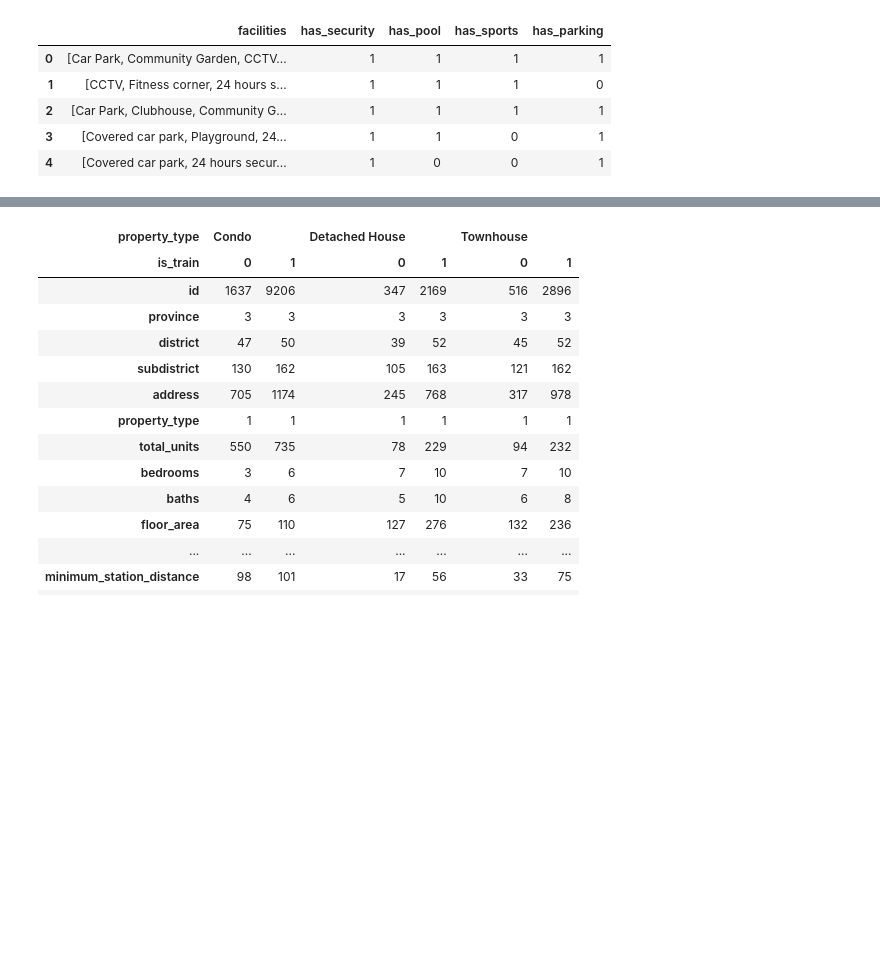
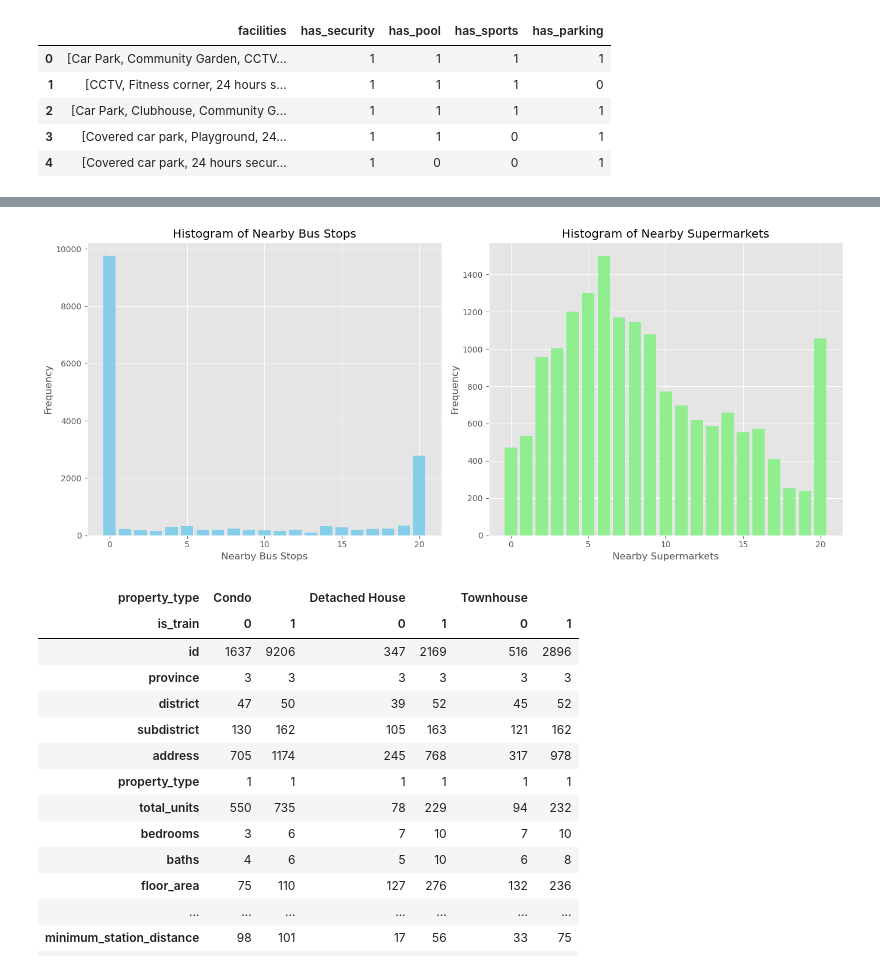
Before and after one commit to auttwitter/DSI-04, a Jupyter notebook: project_2/code/01_Clean_V2.ipynb, the cells around one changed output, grey strips where cells are left out. Cells and saved outputs as stored; diff of their text form; code cells hidden in the pictures; blank space fills up the shorter version.

```diff
--- a/project_2/code/01_Clean_V2.ipynb
+++ b/project_2/code/01_Clean_V2.ipynb
@@ -233,0 +228,2 @@ Name: count, dtype: int64
+# %%
+df.drop(columns = ['nearby_station_distance', 'facilities'], inplace = True, errors = 'ignore')
@@ -233,0 +273,4 @@ Name: count, dtype: int64
+# %%
+# Drop columns subdistrict, address, latitude, and longitude due to high number of unique values
+
+df.drop(columns = ['subdistrict', 'address', 'latitude', 'longitude'], inplace = True, errors = 'ignore')
@@ -233,0 +300,4 @@ Name: count, dtype: int64
+# %%
+# Drop columns total_units, and month_built due to high number of NaN
+
+df.drop(columns = ['total_units', 'month_built'], inplace = True, errors = 'ignore')
@@ -233,0 +381,4 @@ Name: count, dtype: int64
+# %%
+# Fill NaN with 0
+df['nearby_bus_stops'] = df['nearby_bus_stops'].fillna(0)
+df['nearby_supermarkets'] = df['nearby_supermarkets'].fillna(0)
@@ -234,3 +450,30 @@ Name: count, dtype: int64
+# %%
+# Check distributions
+
+fig, axes = plt.subplots(nrows=1, ncols=2, figsize=(14, 6))
+
+# Histogram for nearby_bus_stops
+axes[0].bar(df['nearby_bus_stops'].value_counts().index,
+            df['nearby_bus_stops'].value_counts().values,
+            color='skyblue')
+axes[0].set_title('Histogram of Nearby Bus Stops')
+axes[0].set_xlabel('Nearby Bus Stops')
+axes[0].set_ylabel('Frequency')
+axes[0].tick_params(axis ='x', rotation = 0)
+
+# Histogram for nearby_supermarkets
+axes[1].bar(df['nearby_supermarkets'].value_counts().index,
+            df['nearby_supermarkets'].value_counts().values,
+            color='lightgreen')
+axes[1].set_title('Histogram of Nearby Supermarkets')
+axes[1].set_xlabel('Nearby Supermarkets')
+axes[1].set_ylabel('Frequency')
+axes[1].tick_params(axis ='x', rotation = 0)
+
+plt.tight_layout()
+plt.show()
+# %% [output]
+[figure, added]
 # %%
 # Check number of unique values of each column
 # `nearby_station_distance` and `facilities` consist of lists which lead to error for using `nunique()`
```
Also changed, not shown: parts of 45 cells of this notebook, 1 other file.
